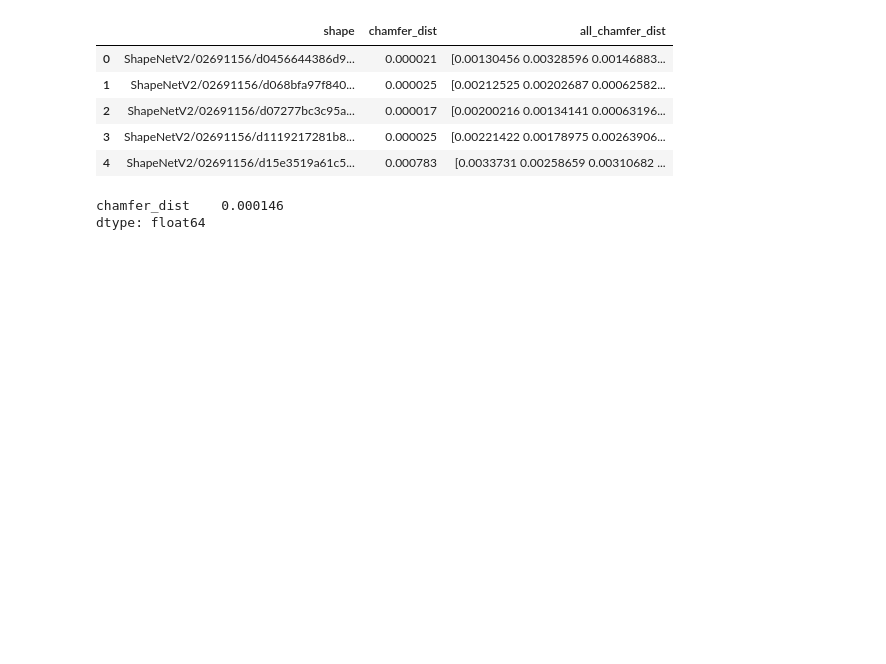
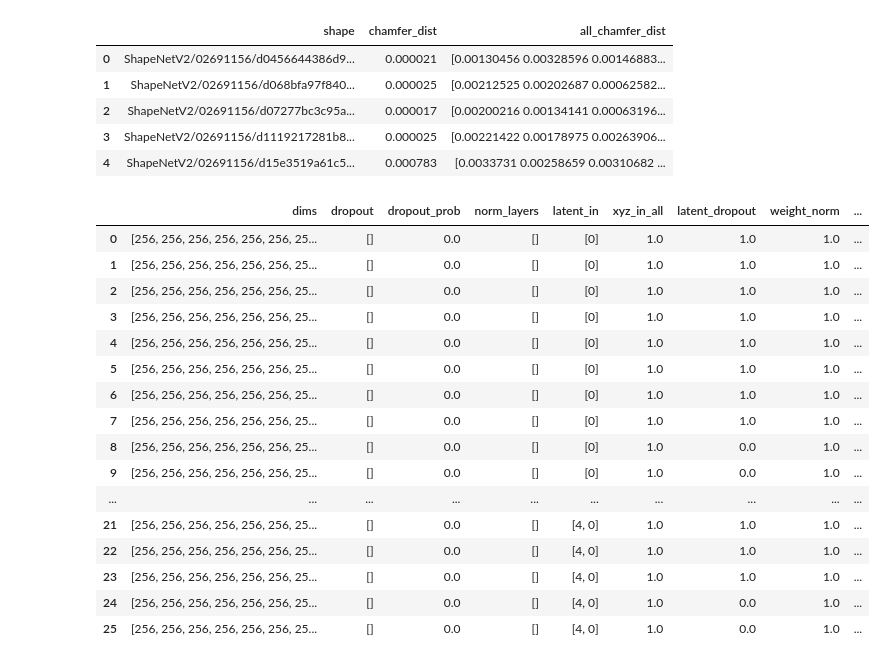
Before and after one commit to philippwulff/Deep3DComp, a Jupyter notebook: test.ipynb, the cells around one changed output. Drawn from its saved outputs; the diff is of its cells as text; code cells hidden in the pictures; blank space fills up the shorter version.

```diff
--- a/test.ipynb
+++ b/test.ipynb
@@ -167,5 +170,20 @@ df.head()
 # %%
-df.mean()
+df
 # %% [output]
-chamfer_dist    0.000146
-dtype: float64
+|  | dims | dropout | dropout_prob | norm_layers | latent_in | xyz_in_all | latent_dropout | weight_norm | ... |
+| 0 | [256, 256, 256, 256, 256, 256, 25... | [] | 0.0 | [] | [0] | 1.0 | 1.0 | 1.0 | ... |
+| 1 | [256, 256, 256, 256, 256, 256, 25... | [] | 0.0 | [] | [0] | 1.0 | 1.0 | 1.0 | ... |
+| 2 | [256, 256, 256, 256, 256, 256, 25... | [] | 0.0 | [] | [0] | 1.0 | 1.0 | 1.0 | ... |
+| 3 | [256, 256, 256, 256, 256, 256, 25... | [] | 0.0 | [] | [0] | 1.0 | 1.0 | 1.0 | ... |
+| 4 | [256, 256, 256, 256, 256, 256, 25... | [] | 0.0 | [] | [0] | 1.0 | 1.0 | 1.0 | ... |
+| 5 | [256, 256, 256, 256, 256, 256, 25... | [] | 0.0 | [] | [0] | 1.0 | 1.0 | 1.0 | ... |
+| 6 | [256, 256, 256, 256, 256, 256, 25... | [] | 0.0 | [] | [0] | 1.0 | 1.0 | 1.0 | ... |
+| 7 | [256, 256, 256, 256, 256, 256, 25... | [] | 0.0 | [] | [0] | 1.0 | 1.0 | 1.0 | ... |
+| 8 | [256, 256, 256, 256, 256, 256, 25... | [] | 0.0 | [] | [0] | 1.0 | 0.0 | 1.0 | ... |
+| 9 | [256, 256, 256, 256, 256, 256, 25... | [] | 0.0 | [] | [0] | 1.0 | 0.0 | 1.0 | ... |
+| ... | ... | ... | ... | ... | ... | ... | ... | ... | ... |
+| 21 | [256, 256, 256, 256, 256, 256, 25... | [] | 0.0 | [] | [4, 0] | 1.0 | 1.0 | 1.0 | ... |
+| 22 | [256, 256, 256, 256, 256, 256, 25... | [] | 0.0 | [] | [4, 0] | 1.0 | 1.0 | 1.0 | ... |
+| 23 | [256, 256, 256, 256, 256, 256, 25... | [] | 0.0 | [] | [4, 0] | 1.0 | 1.0 | 1.0 | ... |
+| 24 | [256, 256, 256, 256, 256, 256, 25... | [] | 0.0 | [] | [4, 0] | 1.0 | 0.0 | 1.0 | ... |
+| 25 | [256, 256, 256, 256, 256, 256, 25... | [] | 0.0 | [] | [4, 0] | 1.0 | 0.0 | 1.0 | ... |
```
Also changed, not shown: parts of 13 cells of this notebook, 4 other files.
